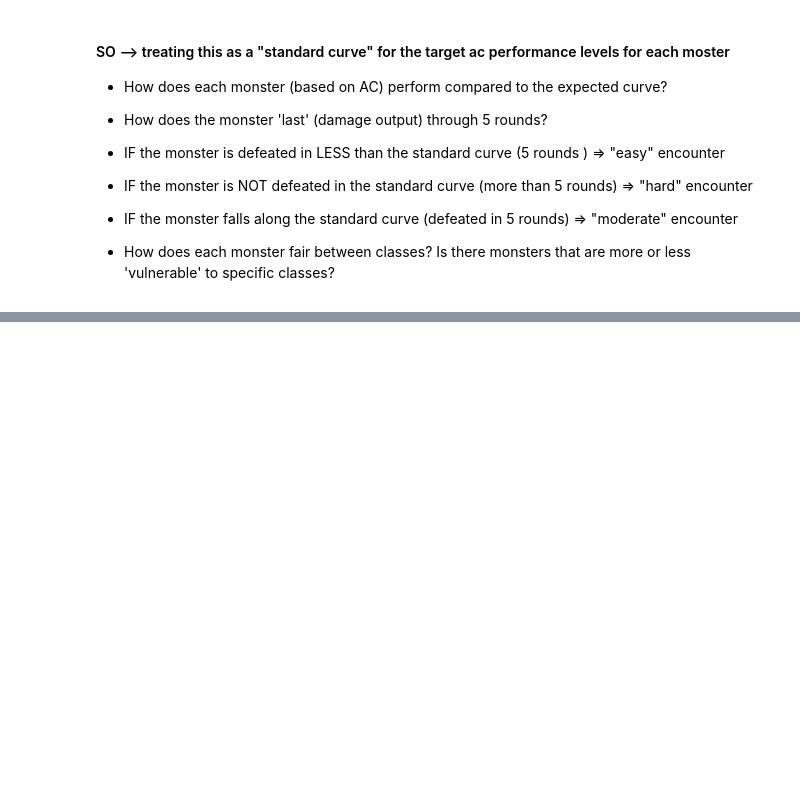
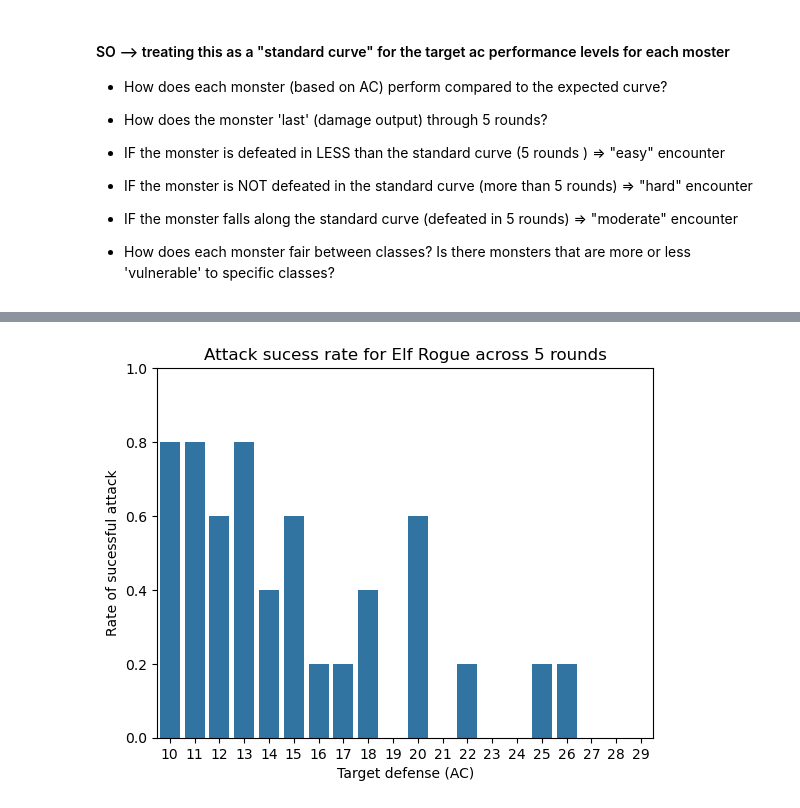
Before and after one commit to sarahmulloy/Nss_pathfinder_encounter, a Jupyter notebook: notebooks/simulation_action_output.ipynb, the cells around one changed output, grey strips where cells are left out. Saved outputs shown, nothing was run; the diff lists cells and outputs as text; code cells hidden in the pictures; blank space fills up the shorter version.

```diff
--- a/notebooks/simulation_action_output.ipynb
+++ b/notebooks/simulation_action_output.ipynb
@@ -329,0 +383,4 @@ NameError: name 'all_build_sim_results' is not defined
+# %%
+single_enc_ex = example_for_presenation[example_for_presenation['encounter_num'] == '0']
+single_enc_ex['target_ac']= single_enc_ex['target_ac'].astype(int)
+single_enc_ex
@@ -329,0 +405,11 @@ NameError: name 'all_build_sim_results' is not defined
+# %%
+#sns.boxplot(data = example_for_presenation, x='target_ac', y='attack_sucess_1')
+sns.barplot(data =single_enc_ex, x='target_ac', y='attack_sucess_1');
+#plt.xlim(10, 30)
+plt.ylim(0, 1)
+#plt.xticks(np.arange(10, 31, 2))
+plt.xlabel('Target defense (AC)');
+plt.ylabel('Rate of sucessful attack');
+plt.title('Attack sucess rate for Elf Rogue across 5 rounds');
+# %% [output]
+[figure, added]
```
Also changed, not shown: parts of 12 cells of this notebook, 5 other files.
